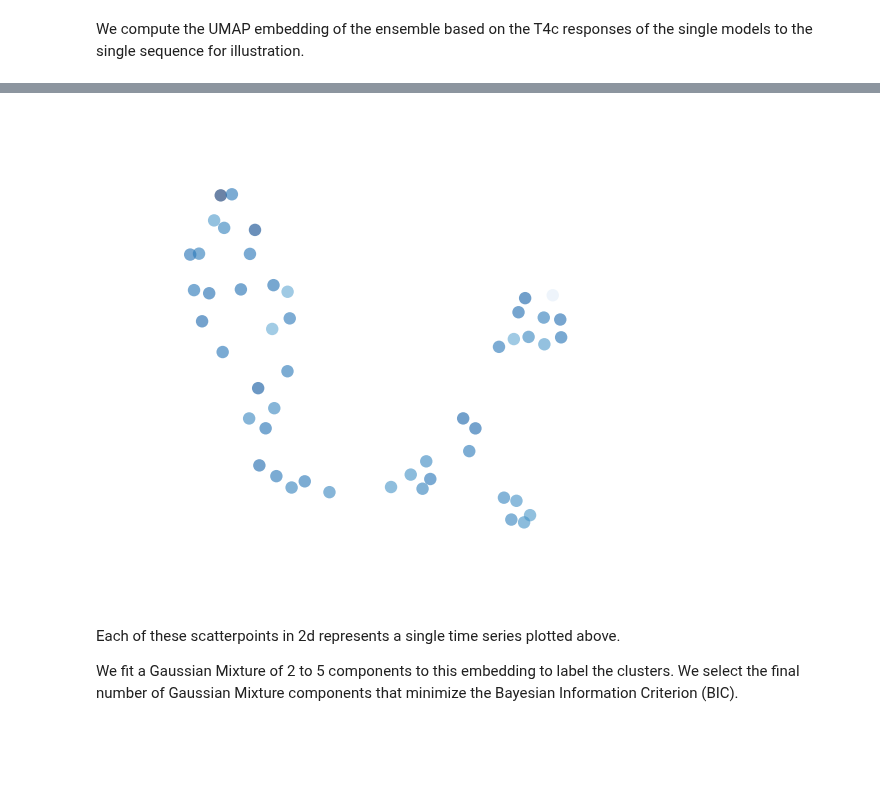
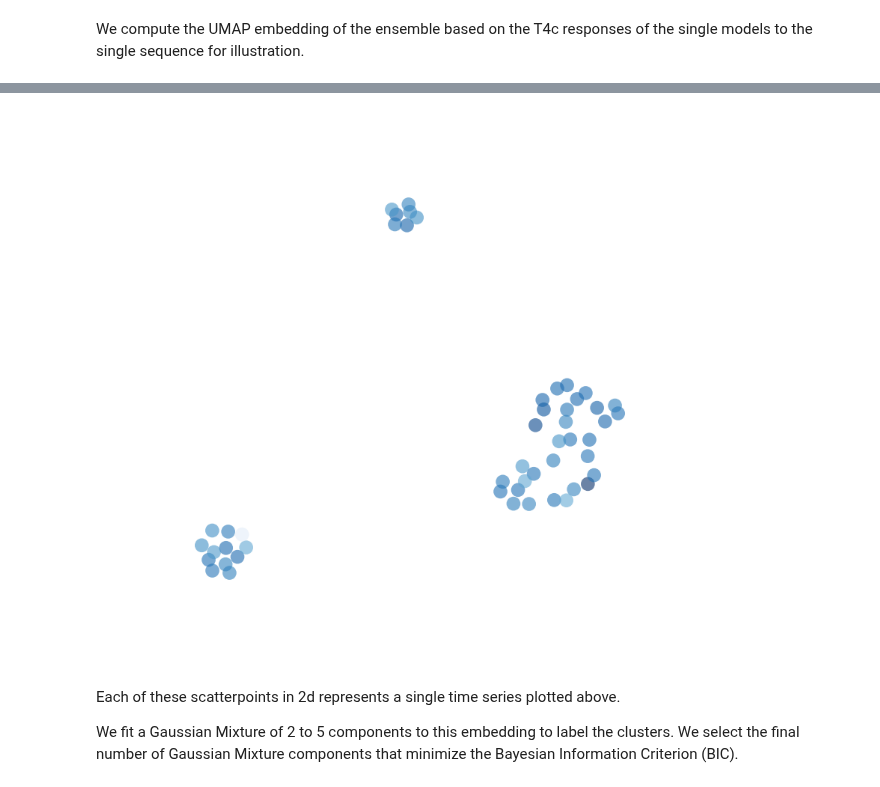
Before and after one commit to TuragaLab/flyvis, a Jupyter notebook: examples/05_flyvision_umap_and_clustering_models.ipynb, the cells around one changed output, grey strips where cells are left out. Cells and saved outputs as stored; diff of their text form; code cells hidden in the pictures; blank space fills up the shorter version.

```diff
--- a/examples/05_flyvision_umap_and_clustering_models.ipynb
+++ b/examples/05_flyvision_umap_and_clustering_models.ipynb
@@ -176,0 +109,2 @@ Text(0.5, 1.0, 'T4c responses across the ensemble')
+# %%
+stims_and_resps = ensemble.naturalistic_stimuli_responses()
@@ -176,0 +227,4 @@ Text(0.5, 1.0, 'T4c responses across the ensemble')
+# %%
+norm = ensemble.responses_norm()
+# %%
+responses = stims_and_resps["responses"] / (norm + 1e-6)
@@ -201,3 +259,6 @@ central_responses[:].shape
+# %%
+central_responses = CentralActivity(responses.values,
+                                    connectome=ensemble.connectome)
 # %%
 embedding = EnsembleEmbedding(central_responses)
 t4c_embedding = embedding("T4c", embedding_kwargs=embedding_kwargs)
@@ -206,9 +267,9 @@ t4c_embedding = embedding("T4c", embedding_kwargs=embedding_kwargs)
 # %%
 task_error = ensemble.task_error()
 # %%
-fig, ax = t4c_embedding.plot(colors=task_error.colors)
+embeddingplot = t4c_embedding.plot(colors=task_error.colors)
 # %% [output]
-[figure, old version]
+[figure, new version]
 # %% [markdown]
 Each of these scatterpoints in 2d represents a single time series plotted above.
 
```
Also changed, not shown: parts of 57 cells of this notebook, 28 other files.
